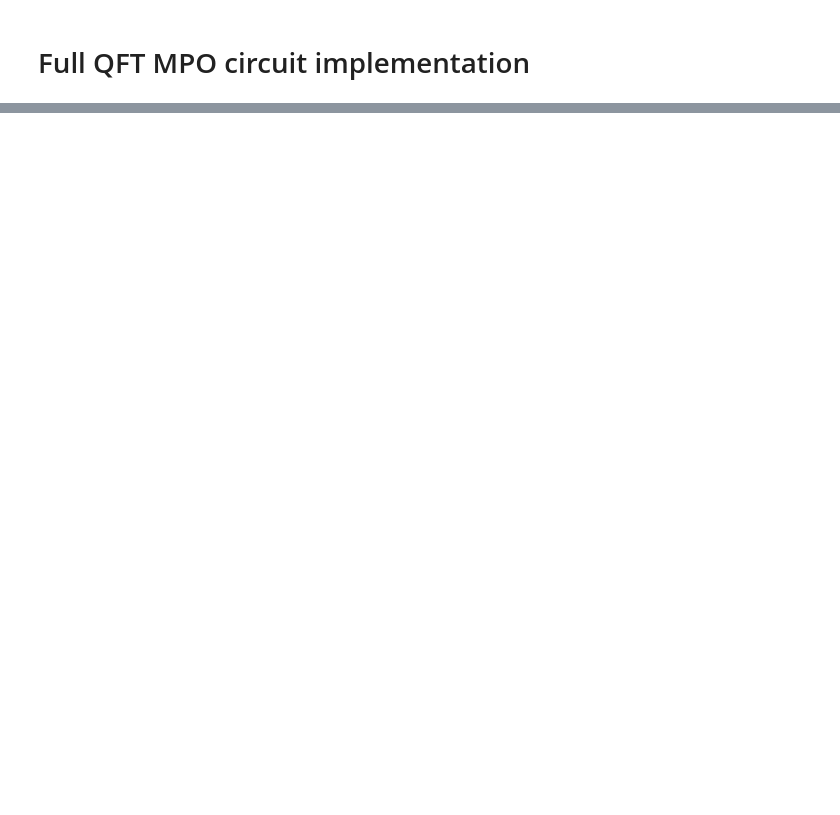
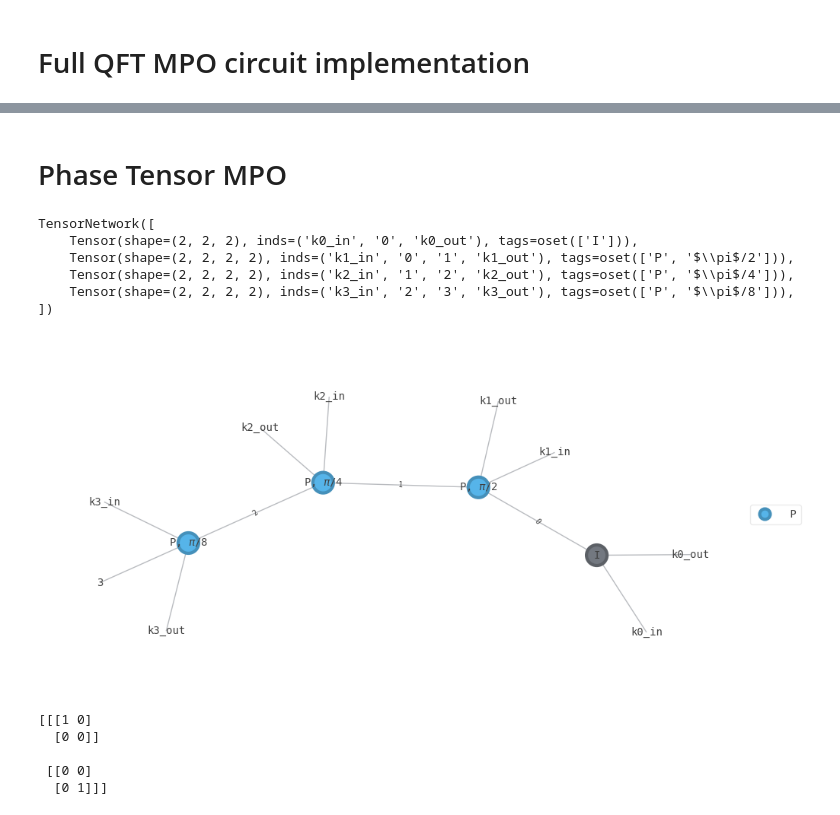
Before and after one commit to the-iron-ryan/MPO_QFT, a Jupyter notebook: QFT_MPO.ipynb, the cells around one changed output, grey strips where cells are left out. Saved outputs shown, nothing was run; the diff lists cells and outputs as text; code cells hidden in the pictures; blank space fills up the shorter version.

Commit message:
4 qubit example of phase gate MPO

```diff
--- a/QFT_MPO.ipynb
+++ b/QFT_MPO.ipynb
@@ -58,3 +40,45 @@ circ.psi.tensors
+# %% [markdown]
+# Phase Tensor MPO
+# %%
+def get_phase_MPO(N):
+
+    tensors = []
+    copy_tensor = qtn.Tensor(data=np.array([ [[1, 0], [0,0]], [[0, 0], [0, 1]] ]), inds=['k0_in', '0', 'k0_out'], tags=['I'])
+    tensors.append(copy_tensor)
+
+    for i in range(0, N-1):
+        phase_denom = (2**(i+1))
+        phase = np.pi/phase_denom
+        inds=[f'k{i+1}_in', f'{i}', f'{i+1}', f'k{i+1}_out']
+        tensors.append(qtn.Tensor(data=CPhaseGate(phase).to_matrix().reshape(2,2,2,2), inds=inds, tags=['P', f'$\pi$/{phase_denom}']))
+
+    # # Combine our phase gates
+    # for i in range(2, N-1):
+    #     tensors[i].new_bond(tensors[i+1], size=1)
+
+
+    tn = qtn.TensorNetwork(tensors)
+    print(tn)
+    return tn
+# %%
+tensor_mpo = get_phase_MPO(N)
+tensor_mpo.draw(color=['P'], figsize=(10, 10), show_inds='all', show_tags=True)
+# %% [output]
+TensorNetwork([
+    Tensor(shape=(2, 2, 2), inds=('k0_in', '0', 'k0_out'), tags=oset(['I'])),
+    Tensor(shape=(2, 2, 2, 2), inds=('k1_in', '0', '1', 'k1_out'), tags=oset(['P', '$\\pi$/2'])),
+    Tensor(shape=(2, 2, 2, 2), inds=('k2_in', '1', '2', 'k2_out'), tags=oset(['P', '$\\pi$/4'])),
+    Tensor(shape=(2, 2, 2, 2), inds=('k3_in', '2', '3', 'k3_out'), tags=oset(['P', '$\\pi$/8'])),
+])
+[figure, added]
+# %%
+print(tensor_mpo.tensors[0].data)
+# %% [output]
+[[[1 0]
+  [0 0]]
+
+ [[0 0]
+  [0 1]]]
 # %%
 sorted_circ_tensors = circ.psi.tensors
 
```
Also changed, not shown: parts of 7 cells of this notebook.
